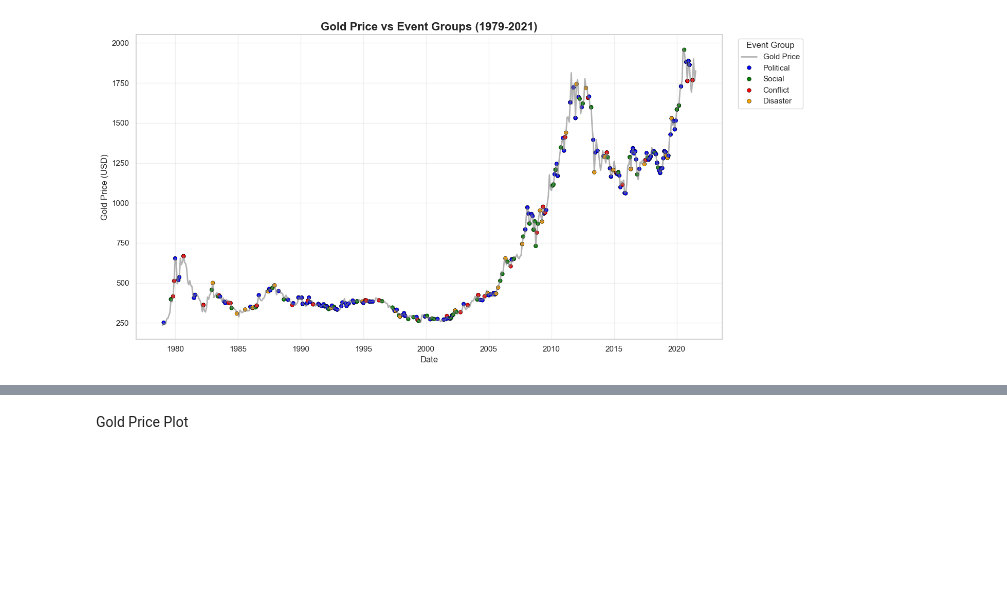
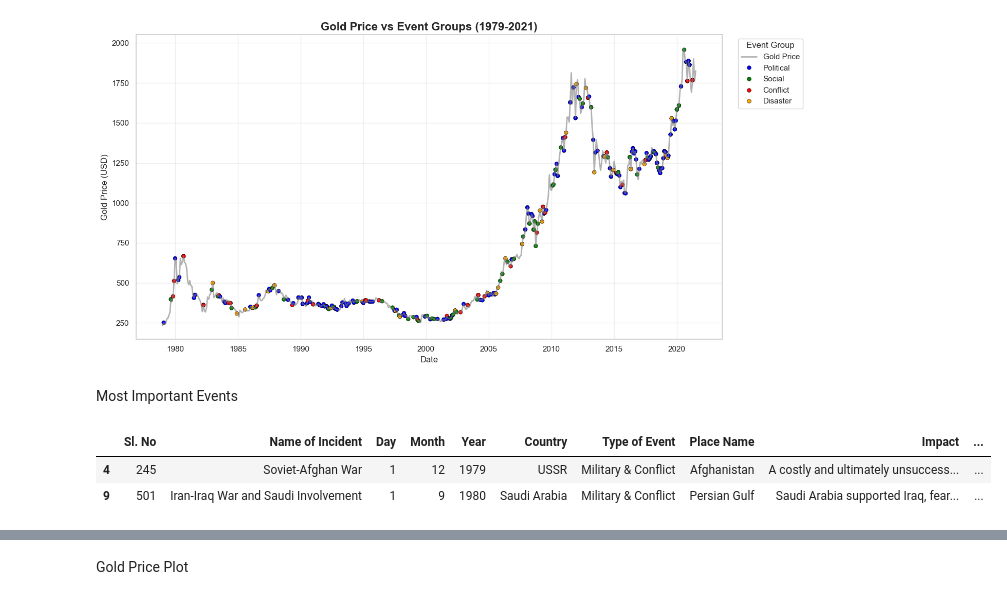
Before and after one commit to WornWolf/DataSci_Project_2026, a Jupyter notebook: project_initial.ipynb, the cells around one changed output, grey strips where cells are left out. Drawn from its saved outputs; the diff is of its cells as text; code cells hidden in the pictures; blank space fills up the shorter version.

```diff
--- a/project_initial.ipynb
+++ b/project_initial.ipynb
@@ -527,3 +527,22 @@ plt.tight_layout()
 plt.show()
 # %% [output]
 [figure]
+# %% [markdown]
+Most Important Events
+# %%
+major_events = [
+"Gulf War",
+"11 Attacks",
+"Crisis Impact",
+"COVID-19 Pandemic",
+'Dot-com',
+'Iraq',
+'Soviet'
+]
+
+event_df = df[df['Name of Incident'].str.contains('|'.join(major_events), case=False, na=False)]
+event_df.head(2)
+# %% [output]
+|  | Sl. No | Name of Incident | Day | Month | Year | Country | Type of Event | Place Name | Impact | ... |
+| 4 | 245 | Soviet-Afghan War | 1 | 12 | 1979 | USSR | Military & Conflict | Afghanistan | A costly and ultimately unsuccess... | ... |
+| 9 | 501 | Iran-Iraq War and Saudi Involvement | 1 | 9 | 1980 | Saudi Arabia | Military & Conflict | Persian Gulf | Saudi Arabia supported Iraq, fear... | ... |
```
Also changed, not shown: parts of 7 cells of this notebook.
